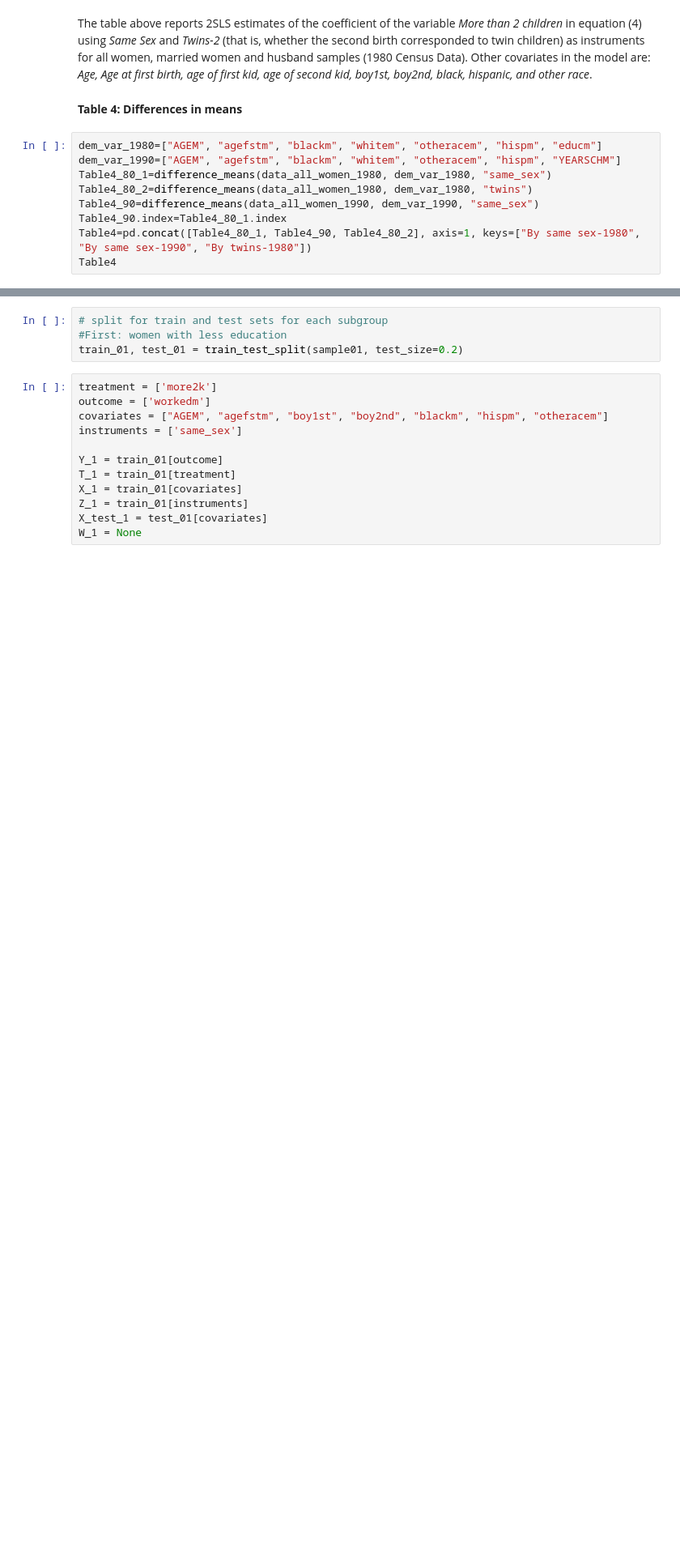
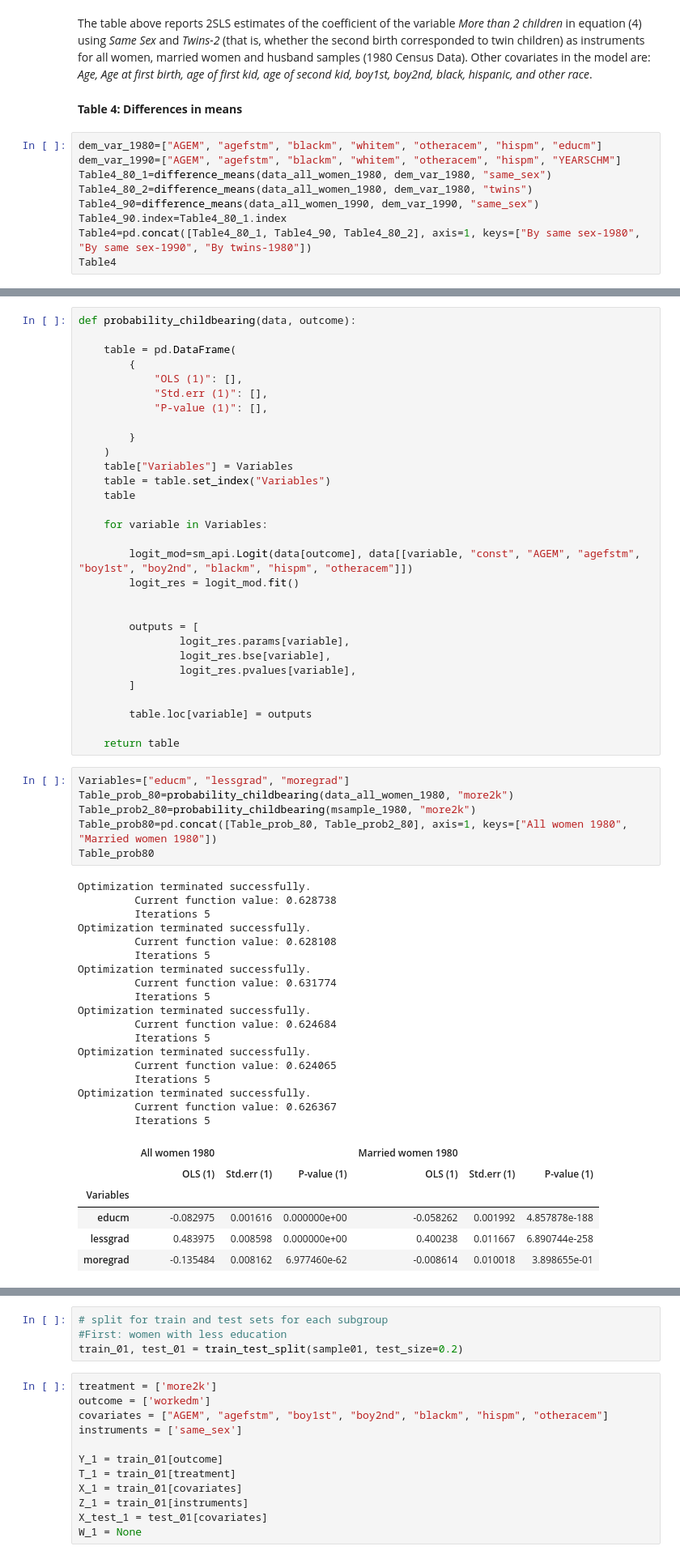
Before and after one commit to carolinalvarez/angrist-and-evans-1998-python, a Jupyter notebook: Angrist_and_Evans_1998.ipynb, the cells around one changed output, grey strips where cells are left out. Shown at 81% size. Cells and saved outputs as stored; diff of their text form; blank space fills up the shorter version.

```diff
--- a/Angrist_and_Evans_1998.ipynb
+++ b/Angrist_and_Evans_1998.ipynb
@@ -1020,0 +1137,61 @@ Table4
+# %%
+def probability_childbearing(data, outcome):
+
+    table = pd.DataFrame(
+        {
+            "OLS (1)": [],
+            "Std.err (1)": [],
+            "P-value (1)": [],
+
+        }
+    )
+    table["Variables"] = Variables
+    table = table.set_index("Variables")
+    table
+
+    for variable in Variables:
+
+        logit_mod=sm_api.Logit(data[outcome], data[[variable, "const", "AGEM", "agefstm", "boy1st", "boy2nd", "blackm", "hispm", "otheracem"]])
+        logit_res = logit_mod.fit()
+
+
+        outputs = [
+                logit_res.params[variable],
+                logit_res.bse[variable],
+                logit_res.pvalues[variable],
+        ]
+
+        table.loc[variable] = outputs
+
+    return table
+# %%
+Variables=["educm", "lessgrad", "moregrad"]
+Table_prob_80=probability_childbearing(data_all_women_1980, "more2k")
+Table_prob2_80=probability_childbearing(msample_1980, "more2k")
+Table_prob80=pd.concat([Table_prob_80, Table_prob2_80], axis=1, keys=["All women 1980", "Married women 1980"])
+Table_prob80
+# %% [output]
+Optimization terminated successfully.
+         Current function value: 0.628738
+         Iterations 5
+Optimization terminated successfully.
+         Current function value: 0.628108
+         Iterations 5
+Optimization terminated successfully.
+         Current function value: 0.631774
+         Iterations 5
+Optimization terminated successfully.
+         Current function value: 0.624684
+         Iterations 5
+Optimization terminated successfully.
+         Current function value: 0.624065
+         Iterations 5
+Optimization terminated successfully.
+         Current function value: 0.626367
+         Iterations 5
+|  | All women 1980 |  |  | Married women 1980 |  |  |
+|  | OLS (1) | Std.err (1) | P-value (1) | OLS (1) | Std.err (1) | P-value (1) |
+| Variables |  |  |  |  |  |  |
+| educm | -0.082975 | 0.001616 | 0.000000e+00 | -0.058262 | 0.001992 | 4.857878e-188 |
+| lessgrad | 0.483975 | 0.008598 | 0.000000e+00 | 0.400238 | 0.011667 | 6.890744e-258 |
+| moregrad | -0.135484 | 0.008162 | 6.977460e-62 | -0.008614 | 0.010018 | 3.898655e-01 |
```
Also changed, not shown: parts of 49 cells of this notebook, 1 other file.
